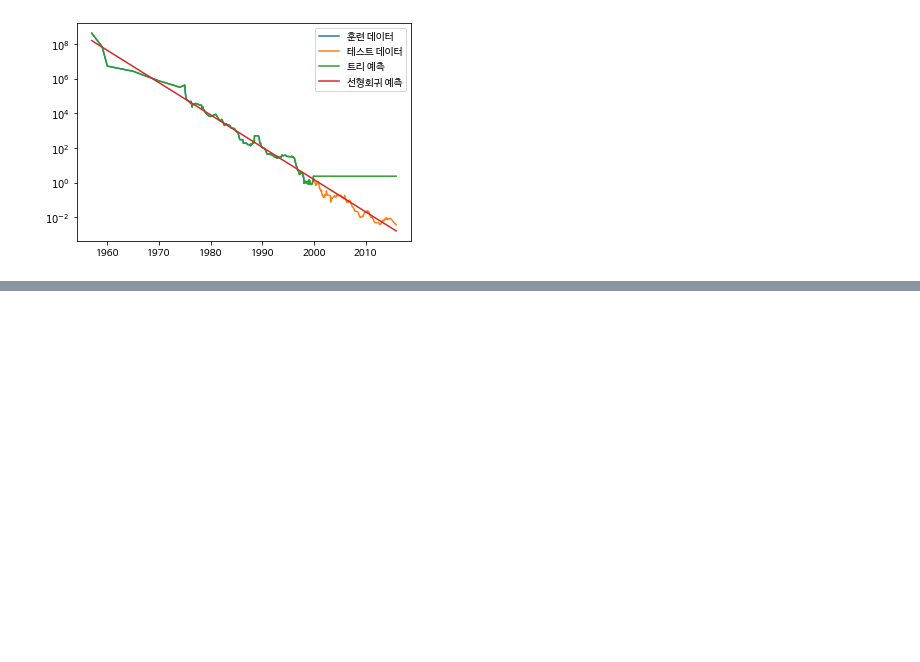
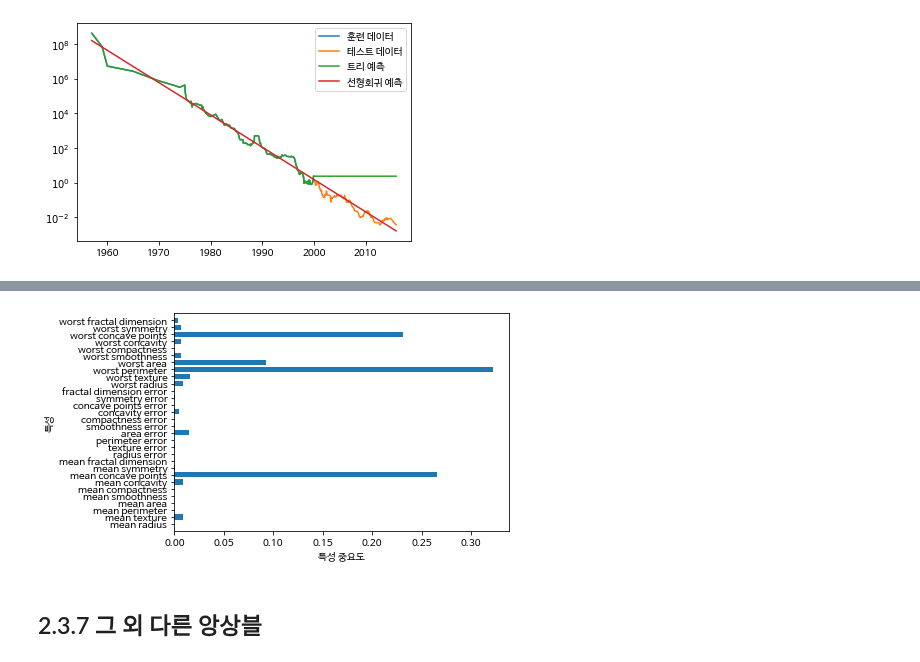
Before and after one commit to 1bin01/Machine-Learning, a Jupyter notebook: Introduction-to-Machine-Learning/Cp2_Supervised_learning.ipynb, the cells around one changed output, grey strips where cells are left out. Saved outputs shown, nothing was run; the diff lists cells and outputs as text; code cells hidden in the pictures; blank space fills up the shorter version.

```diff
--- a/Introduction-to-Machine-Learning/Cp2_Supervised_learning.ipynb
+++ b/Introduction-to-Machine-Learning/Cp2_Supervised_learning.ipynb
@@ -580,0 +634,15 @@ plt.legend()
+# %%
+# max_depth를 줄여 과대적합 막기
+gbrt = GradientBoostingClassifier(random_state = 0, max_depth = 1)
+gbrt.fit(X_train, y_train)
+
+print("max depth = 1인 경우")
+print("train set 정확도 : {:.3f}" .format(gbrt.score(X_train, y_train)))
+print("test set 정확도 : {:.3f}" .format(gbrt.score(X_test, y_test)))
+
+gbrt = GradientBoostingClassifier(random_state = 0, learning_rate = 0.01)
+gbrt.fit(X_train, y_train)
+
+print("\nlearning rate = 0.01 인 경우")
+print("train set 정확도 : {:.3f}" .format(gbrt.score(X_train, y_train)))
+print("test set 정확도 : {:.3f}" .format(gbrt.score(X_test, y_test)))
@@ -580,0 +657,9 @@ plt.legend()
+# %%
+gbrt = GradientBoostingClassifier(random_state = 0, max_depth = 1)
+gbrt.fit(X_train, y_train)
+
+plot_feature_importances_cancer(gbrt)
+# %% [output]
+[figure, added]
+# %% [markdown]
+## 2.3.7 그 외 다른 앙상블
```
Also changed, not shown: parts of 6 cells of this notebook.
